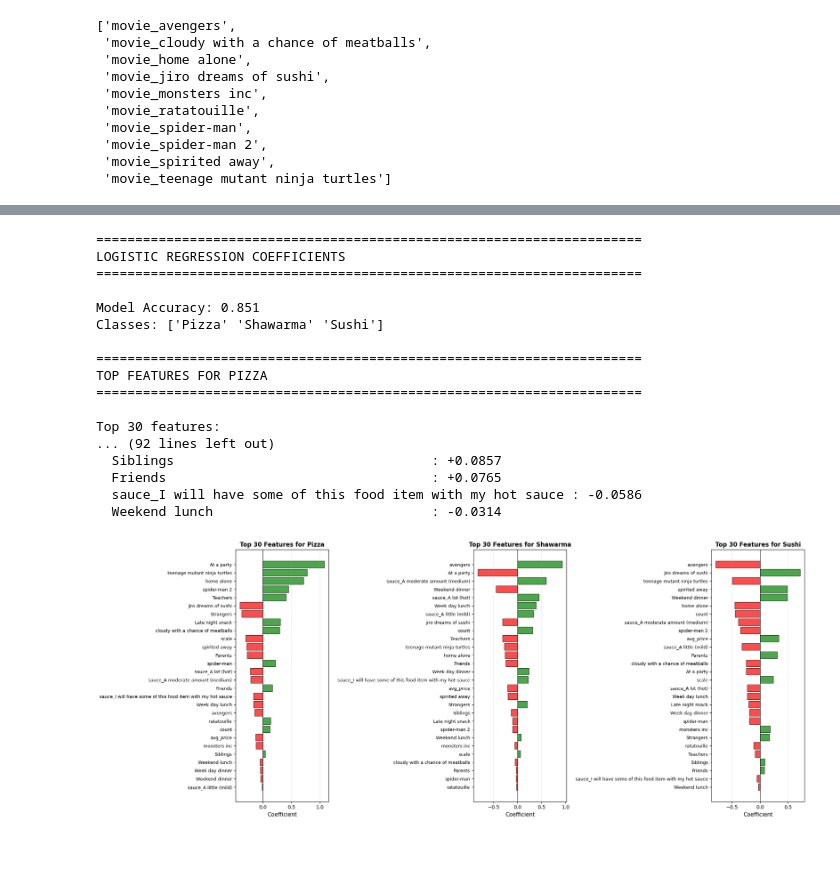
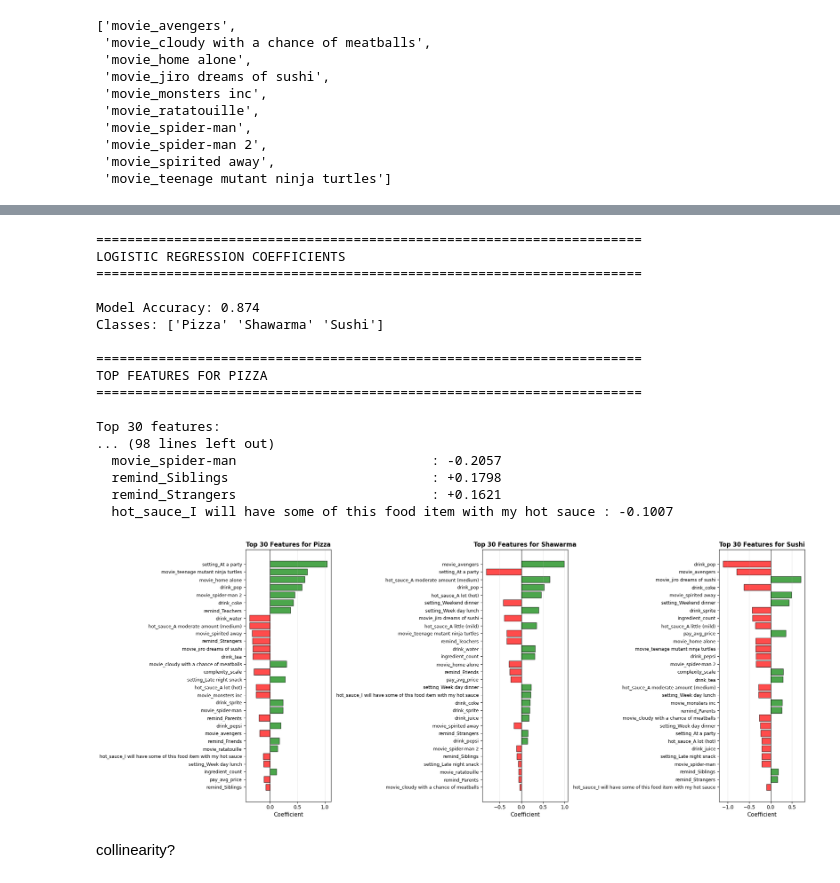
Before and after one commit to btn-1/end-to-end-ml, a Jupyter notebook: endtoend.ipynb, the cells around one changed output, grey strips where cells are left out. Cells and saved outputs as stored; diff of their text form; code cells hidden in the pictures; blank space fills up the shorter version.

```diff
--- a/endtoend.ipynb
+++ b/endtoend.ipynb
@@ -1367,7 +1601,7 @@ movie_cols
 # %%
 
 
-all_features = numerical_cols + remind_cols + hot_sauce_cols + setting_cols + movie_cols
+all_features = numerical_cols + remind_cols + hot_sauce_cols + setting_cols + movie_cols + drink_cols
 corr = train_df[all_features].corr()
 
 threshold = 0.1
@@ -1403,5 +1637,4 @@ Features with |r| >= 0.1: 28
 # %%
-
 def find_predictive_features(df, all_features, target_col='Food', top_n=20):
 
     X = df[all_features].copy()
@@ -1452,8 +1685,8 @@ def find_predictive_features(df, all_features, target_col='Food', top_n=20):
         print(f"\nTop {top_n} features:")
 
         for idx, row in coef_df.head(top_n).iterrows():
-            feature_clean = row['Feature'].split('_', 1)[1] if '_' in row['Feature'] else row['Feature']
-            print(f"  {feature_clean:40s} : {row['Coefficient']:+.4f}")
+            # Keep full feature name
+            print(f"  {row['Feature']:40s} : {row['Coefficient']:+.4f}")
 
     # Visualize coefficients
     fig, axes = plt.subplots(1, len(lr.classes_), figsize=(20, 8))
@@ -1467,46 +1700,48 @@ def find_predictive_features(df, all_features, target_col='Food', top_n=20):
             'Coefficient': class_coefs
         }).sort_values('Coefficient', key=abs, ascending=False).head(top_n)
 
-        # Clean names
-        clean_names = [f.split('_', 1)[1] if '_' in f else f for f in coef_df['Feature']]
+        # Keep full feature names (no cleaning)
+        full_names = list(coef_df['Feature'])
 
         # Colours
         colours = ['green' if c > 0 else 'red' for c in coef_df['Coefficient']]
 
         axes[class_idx].barh(range(len(coef_df)), coef_df['Coefficient'],
                             color=colours, alpha=0.7, edgecolor='black')
         axes[class_idx].set_yticks(range(len(coef_df)))
-        axes[class_idx].set_yticklabels(clean_names, fontsize=9)
+        axes[class_idx].set_yticklabels(full_names, fontsize=9)
         axes[class_idx].set_xlabel('Coefficient', fontsize=11)
         axes[class_idx].set_title(f'Top {top_n} Features for {class_name}',
                                   fontsize=12, fontweight='bold')
         axes[class_idx].axvline(x=0, color='black', linestyle='-', linewidth=0.8)
         axes[class_idx].grid(True, alpha=0.3, axis='x')
         axes[class_idx].invert_yaxis()
 
     plt.tight_layout()
     plt.show()
 
     return lr, coefficients, scaler
 
 
 lr_model, lr_coefs, scaler = find_predictive_features(train_df, all_features, target_col='Food', top_n=30)
 # %% [output]
 ======================================================================
 LOGISTIC REGRESSION COEFFICIENTS
 ======================================================================
 
-Model Accuracy: 0.851
+Model Accuracy: 0.874
 Classes: ['Pizza' 'Shawarma' 'Sushi']
 
 ======================================================================
 TOP FEATURES FOR PIZZA
 ======================================================================
 
 Top 30 features:
-... (92 lines left out)
-  Siblings                                 : +0.0857
-  Friends                                  : +0.0765
-  sauce_I will have some of this food item with my hot sauce : -0.0586
-  Weekend lunch                            : -0.0314
+... (98 lines left out)
+  movie_spider-man                         : -0.2057
+  remind_Siblings                          : +0.1798
+  remind_Strangers                         : +0.1621
+  hot_sauce_I will have some of this food item with my hot sauce : -0.1007
-[figure, old version]
+[figure, new version]
+# %% [markdown]
+collinearity?
```
Also changed, not shown: parts of 14 cells of this notebook.
